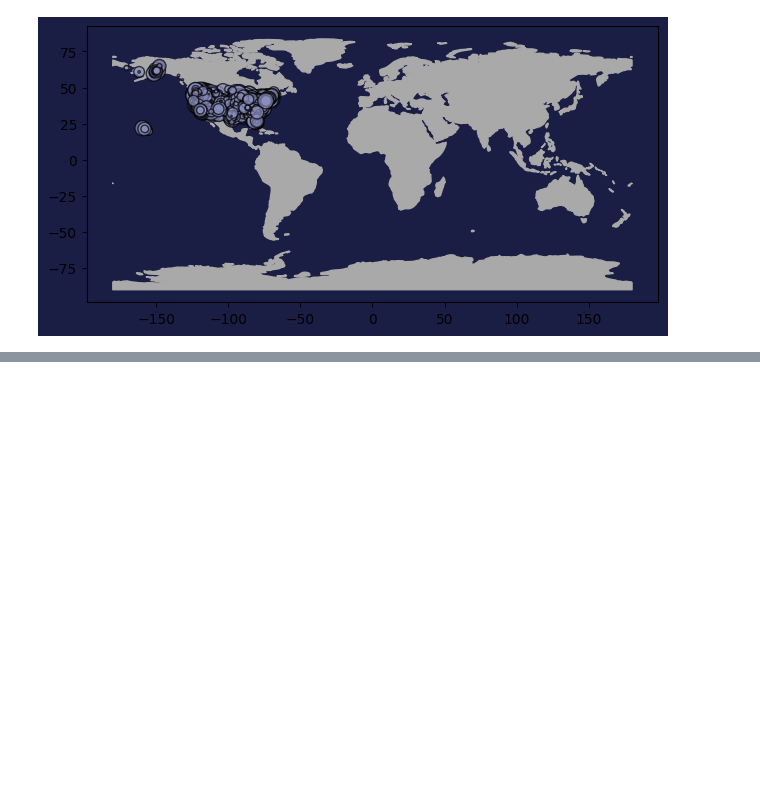
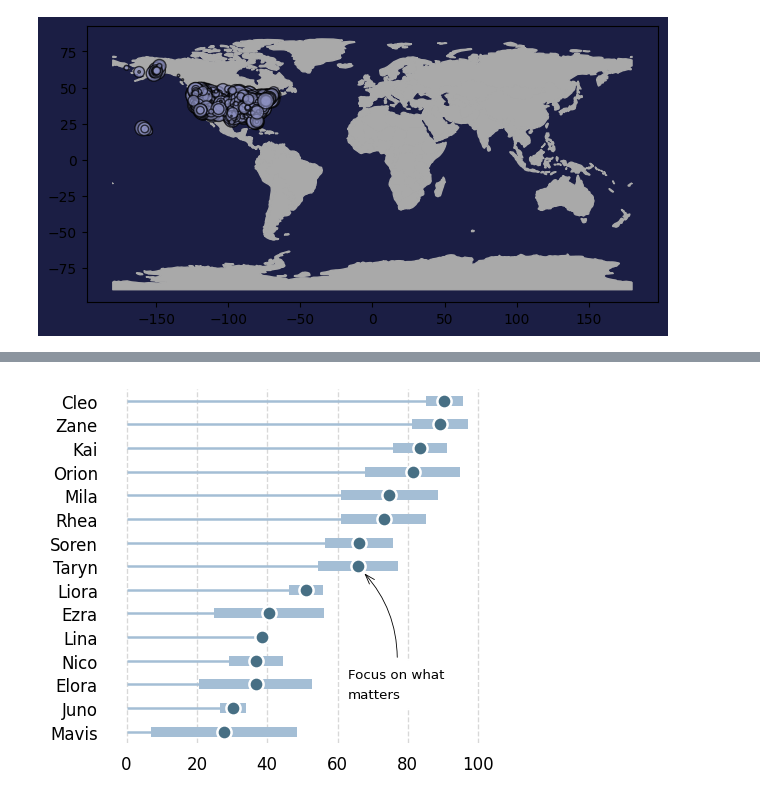
Before and after one commit to babaniyi/Data-visualisation, a Jupyter notebook: notebooks/playground/maps.ipynb, the cells around one changed output, grey strips where cells are left out. Cells and saved outputs as stored; diff of their text form; code cells hidden in the pictures; blank space fills up the shorter version.

```diff
--- a/notebooks/playground/maps.ipynb
+++ b/notebooks/playground/maps.ipynb
@@ -318,0 +589,81 @@ ax.scatter(
+# %%
+
+# Generate sample data
+np.random.seed(42)
+values = np.random.rand(15)+0.4  # 15 values
+errors = np.random.rand(15) * 0.4  # Error margins
+labels = [f'Item {i+1}' for i in range(15)]
+labels = ['Liora', 'Zane', 'Mila', 'Taryn', 'Nico', 'Elora', 'Juno', 'Kai', 'Soren', 'Rhea', 'Mavis', 'Cleo', 'Orion', 'Ezra', 'Lina']
+
+# Sort values in ascending order (opposite of descending)
+sorted_indices = np.argsort(values)
+values = 66*values[sorted_indices]
+errors = 66*errors[sorted_indices]
+labels = [labels[i] for i in sorted_indices]
+
+# Create the horizontal lollipop plot
+fig, ax = plt.subplots(figsize=(4, 3.5), dpi=120)
+y_positions = np.arange(len(values))
+
+# Plot the stems
+ax.hlines(y_positions, xmin=0, xmax=values, color='#A4BED5FF', zorder=2)
+# Plot the lollipop heads
+ax.plot(values, y_positions, 'o', color='white', zorder=3, markersize=9)
+ax.plot(values, y_positions, 'o', color='#476F84FF', zorder=3)
+# Add error bars
+ax.hlines(y_positions, xmin=values-errors, xmax=values+errors, color='#A4BED5FF', zorder=2, linewidth=6)
+
+# Set y-axis labels and positions
+ax.set_yticks(y_positions)
+ax.set_yticklabels(labels)
+ax.invert_yaxis()  # Highest index at the top
+
+# Add spacing between lollipops
+ax.set_ylim(-0.5, len(values) - 0.5)
+
+# Remove the frame
+for spine in ax.spines.values():
+    spine.set_visible(False)
+
+# Remove ticks
+ax.tick_params(left=False, bottom=False)
+
+# Add vertical grid lines
+ax.xaxis.grid(True, linestyle='--', color='gray', alpha=0.3)
+
+ax_arrow(
+   tail_position=[77,3],
+   head_position=[67,6.8],
+   width=0.5,
+   color = 'black',
+   double_headed=False,
+   fill_head=False,
+   head_width=2,
+   head_length=6,
+   radius=0.2,
+   ax=ax,
+)
+
+rect = patches.Rectangle(
+    (75,1),  # (x, y) bottom-left corner
+    20,  # Width
+    2,  # Height
+    facecolor="white",  # White fill
+    edgecolor="white",  # No border
+    zorder = 2
+)
+ax.add_patch(rect)
+
+ax_text(
+    x=63, y=1.3,
+    s="Focus on what\nmatters",
+    fontsize=8,
+    va='bottom',
+    ha='left'
+)
+
+plt.tight_layout()
+#plt.savefig("lollipop.png", dpi=300)
+plt.show()
+# %% [output]
+[figure, added]
```
Also changed, not shown: parts of 8 cells of this notebook.
